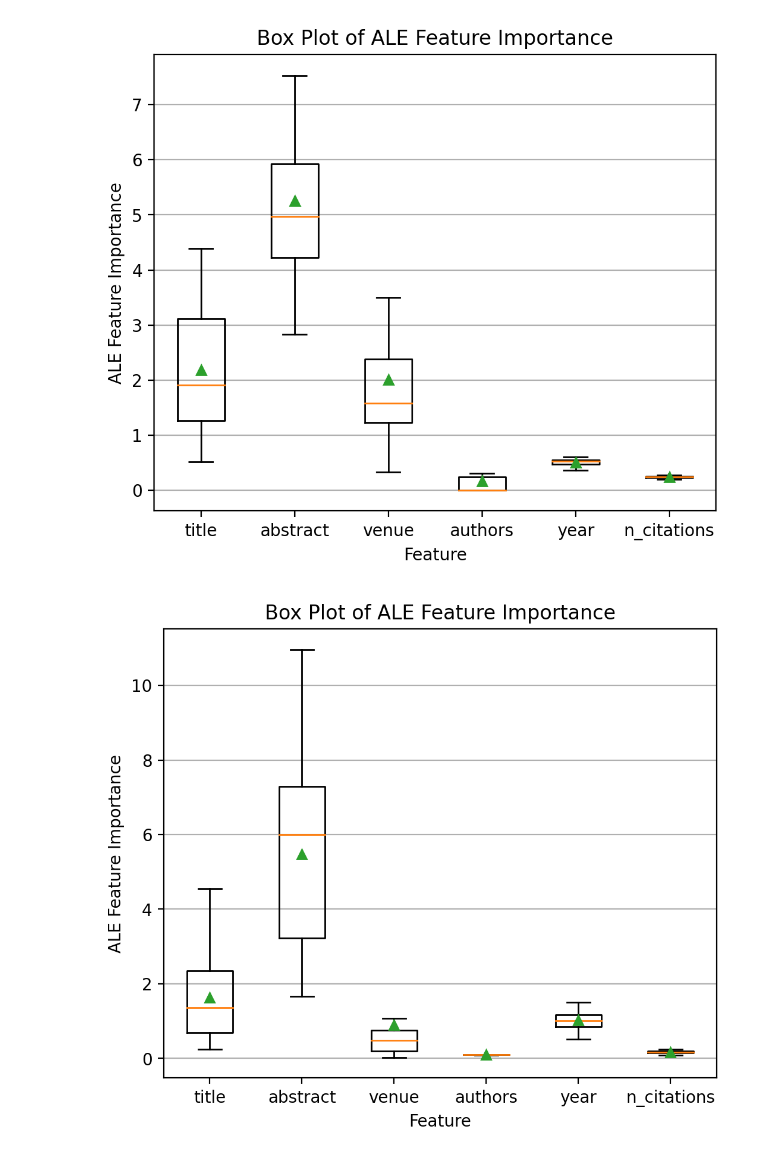
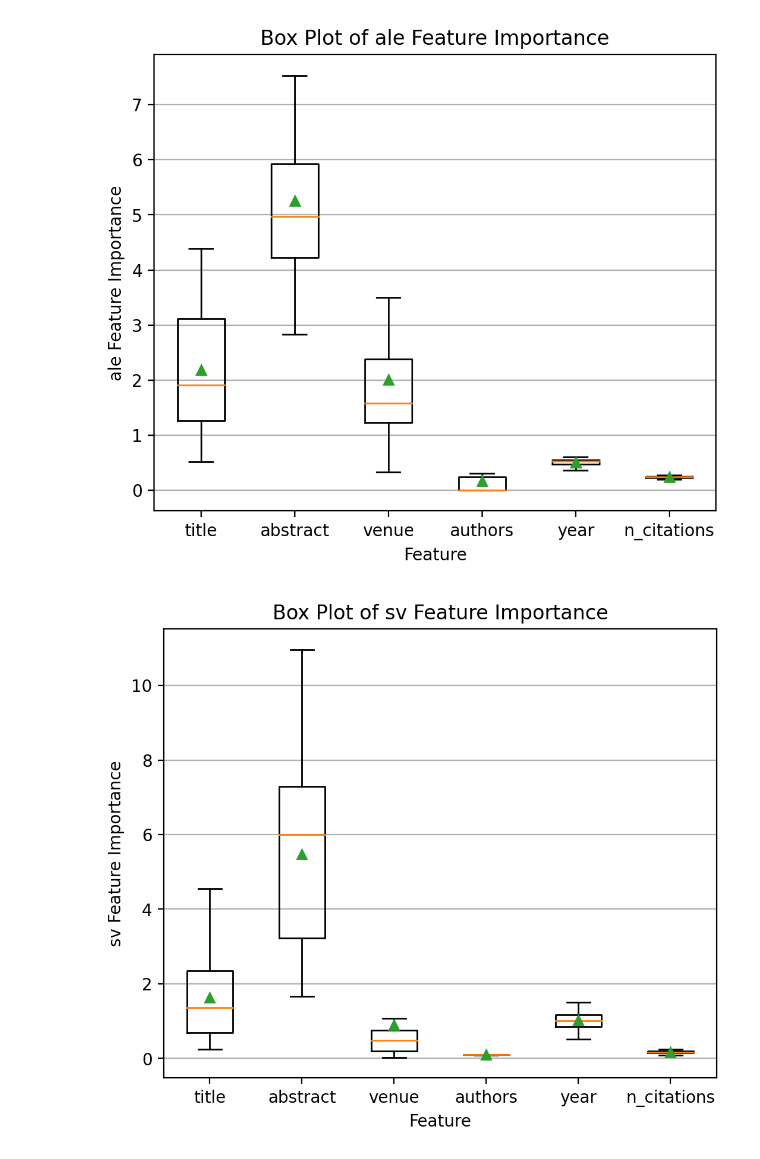
Before and after one commit to youyinnn/s2search, a Jupyter notebook: xai_process_plotting.ipynb, the cells around one changed output. Cells and saved outputs as stored; diff of their text form; code cells hidden in the pictures.

```diff
--- a/xai_process_plotting.ipynb
+++ b/xai_process_plotting.ipynb
@@ -77,19 +78,7 @@ for sample_name in ds_list:
         anchor_fi.append(np.mean(np.abs(metrics[feature_name])))
 
     shap_fi = []
-    shap_sv = []
-    for sample_key in sample_configs.keys():
-        sample_tasks = sample_configs[sample_key]['smpshap']['task']
-        for task in sample_tasks:
-            rg = task['range']
-            m_file = os.path.join(exp_path, 'scores', f"{sample_key}_shap_sampling_{rg[0]}_{rg[1]}.npz")
-            if os.path.exists(m_file):
-                ld = np.load(m_file)
-
-                shap_values = ld['shap_values']
-                base_values = ld['base_values']
-
-                shap_sv.extend(shap_values)
+    shap_sv = get_smp_shap_data(exp_name)[sample_name]['shap_sv']
 
     shap_sv = np.flipud(np.rot90(np.array(shap_sv)))
     for feature_sv in shap_sv:
@@ -103,7 +92,7 @@ for sample_name in ds_list:
         shap_fi
     ])
 
-fis = ['ale_fi', 'sv_fi', 'anchor_fi', 'shap_fi']
+fis = ['ale Feature Importance', 'sv Feature Importance', 'anchor Feature Importance', 'shap Feature Importance']
 
 xai_metrics_pd = pd.DataFrame(columns=['dataset', *fis], data=xai_metrics_arr)
 
@@ -111,24 +100,24 @@ xai_metrics_pd = pd.DataFrame(columns=['dataset', *fis], data=xai_metrics_arr)
 # %%
 import matplotlib.pyplot as plt
 
 for fi in fis:
     fi_data = (xai_metrics_pd[fi].to_list())
     fi_data = np.flipud(np.rot90((fi_data)))
     all_data = [list(l) for l in fi_data]
     fig, ax = plt.subplots(nrows=1, ncols=1, figsize=(6, 5), dpi=200)
 
     # plot box plot
     ax.boxplot(all_data,
                 showfliers=False,
                 showmeans=True,
                 )
-    ax.set_title('Box Plot of ALE Feature Importance')
+    ax.set_title(f'Box Plot of {fi}')
 
     ax.yaxis.grid(True)
     ax.set_xticks([y + 1 for y in range(len(all_data))],
                     labels=['title', 'abstract', 'venue', 'authors', 'year', 'n_citations'])
     ax.set_xlabel('Feature')
-    ax.set_ylabel('ALE Feature Importance')
+    ax.set_ylabel(f'{fi}')
 # %% [output]
-[figure, old version]
+[figure, new version]
-[figure, old version]
+[figure, new version]
```
Also changed, not shown: parts of 2 cells of this notebook, 2 other files.
